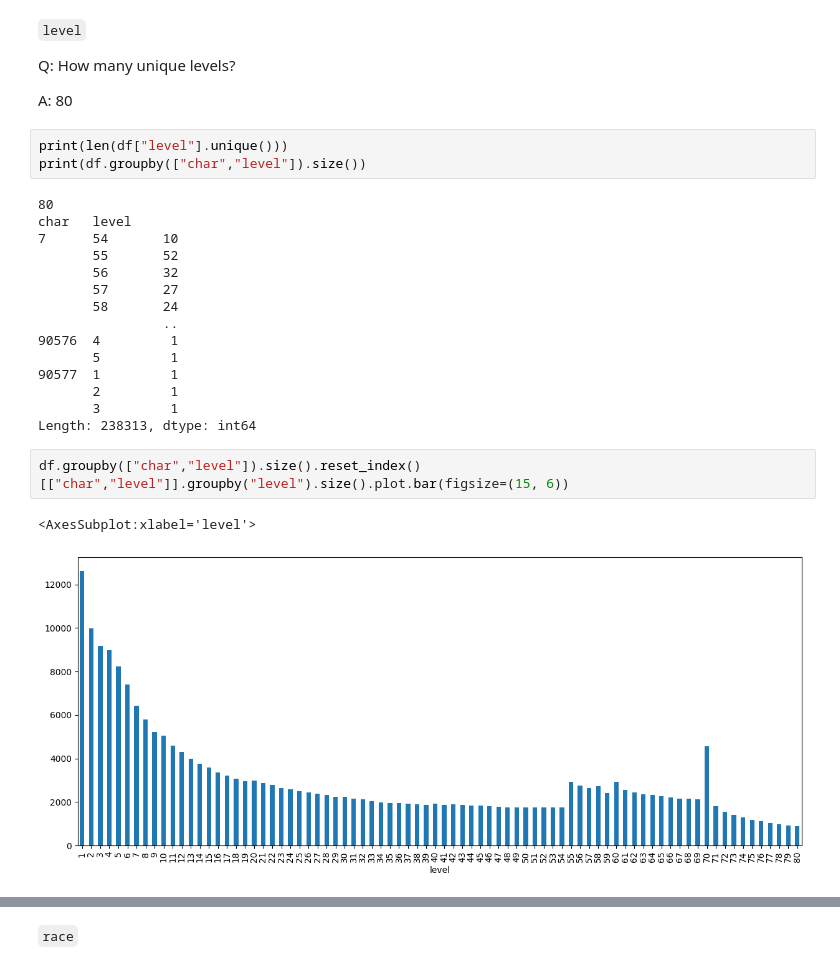
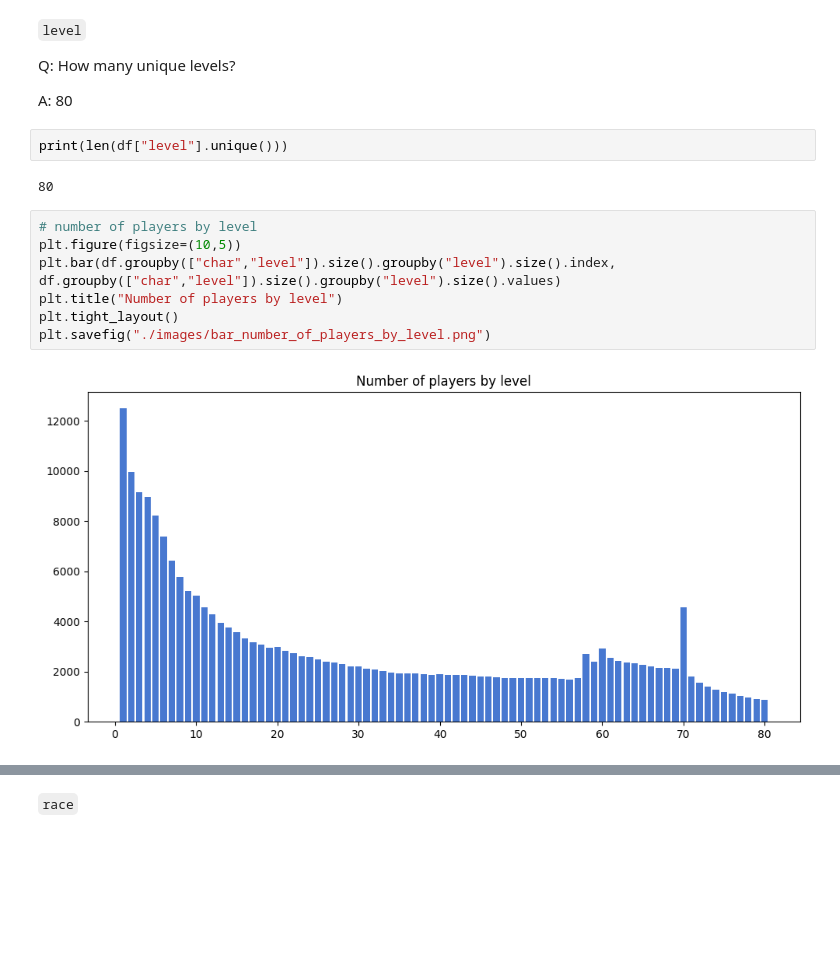
Before and after one commit to xlegend1024/wow-player-churn, a Jupyter notebook: WW-EDA.ipynb, the cells around one changed output, grey strips where cells are left out. Cells and saved outputs as stored; diff of their text form; blank space fills up the shorter version.

```diff
--- a/WW-EDA.ipynb
+++ b/WW-EDA.ipynb
@@ -72,24 +168,14 @@ Q: How many unique levels?
 A: 80
 # %%
 print(len(df["level"].unique()))
-print(df.groupby(["char","level"]).size())
 # %% [output]
 80
-char   level
-7      54       10
-       55       52
-       56       32
-       57       27
-       58       24
-                ..
-90576  4         1
-       5         1
-90577  1         1
-       2         1
-       3         1
-Length: 238313, dtype: int64
-# %%
-df.groupby(["char","level"]).size().reset_index()[["char","level"]].groupby("level").size().plot.bar(figsize=(15, 6))
-# %% [output]
-<AxesSubplot:xlabel='level'>
-[figure, removed]
+# %%
+# number of players by level
+plt.figure(figsize=(10,5))
+plt.bar(df.groupby(["char","level"]).size().groupby("level").size().index, df.groupby(["char","level"]).size().groupby("level").size().values)
+plt.title("Number of players by level")
+plt.tight_layout()
+plt.savefig("./images/bar_number_of_players_by_level.png")
+# %% [output]
+[figure, added]
```
Also changed, not shown: parts of 105 cells of this notebook, 33 other files.
